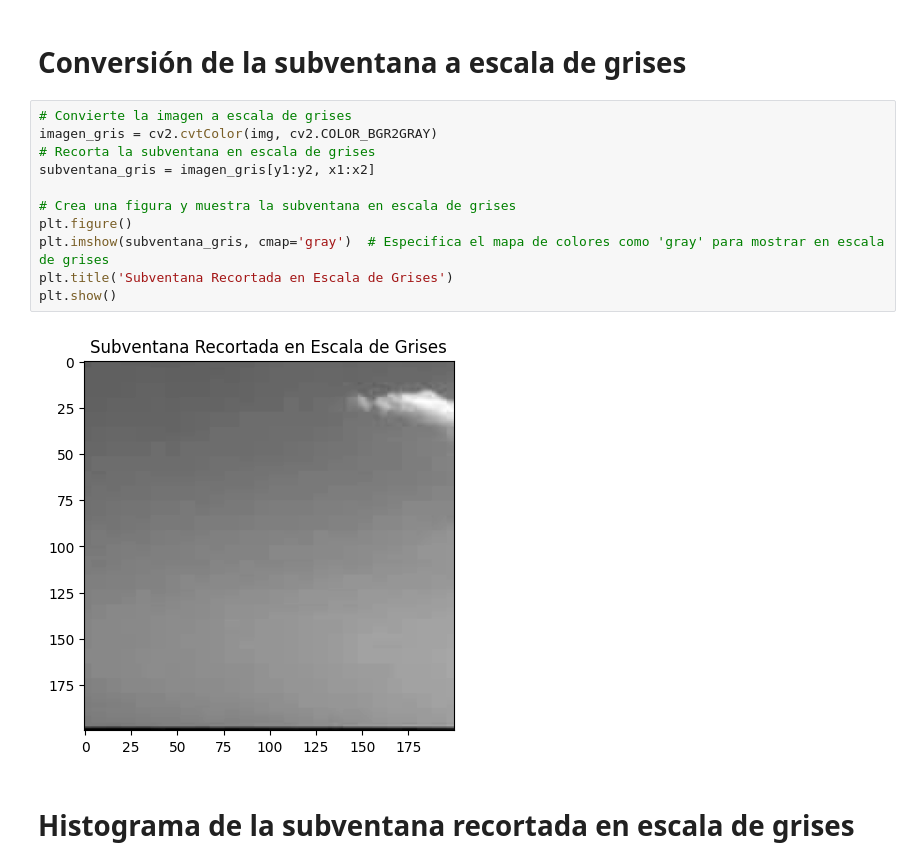
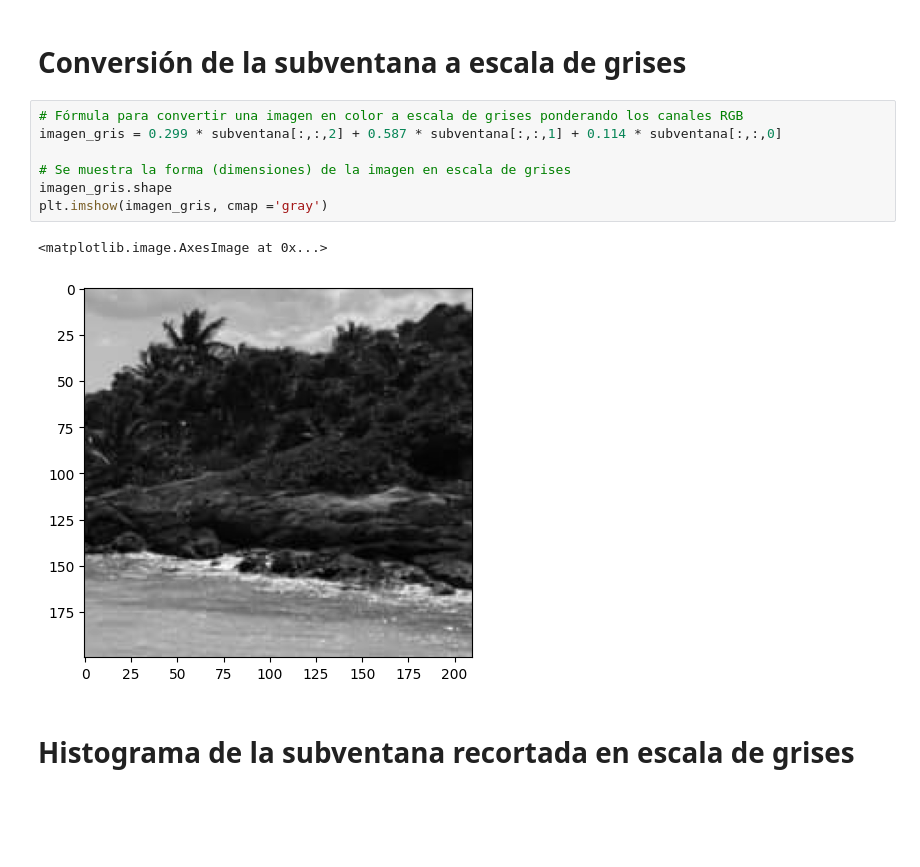
Before and after one commit to AranzaMich/Pr-ctica-1.2-An-lisis-Inicial-Imagen-Digital-, a Jupyter notebook: vision-1.ipynb, the cells around one changed output. Drawn from its saved outputs; the diff is of its cells as text; blank space fills up the shorter version.

```diff
--- a/vision-1.ipynb
+++ b/vision-1.ipynb
@@ -59,18 +59,15 @@ plt.show()
 # %% [markdown]
 # Conversión de la subventana a escala de grises
-# %%
-# Convierte la imagen a escala de grises
-imagen_gris = cv2.cvtColor(img, cv2.COLOR_BGR2GRAY)
-# Recorta la subventana en escala de grises
-subventana_gris = imagen_gris[y1:y2, x1:x2]
-
-# Crea una figura y muestra la subventana en escala de grises
-plt.figure()
-plt.imshow(subventana_gris, cmap='gray')  # Especifica el mapa de colores como 'gray' para mostrar en escala de grises
-plt.title('Subventana Recortada en Escala de Grises')
-plt.show()
-# %% [output]
-[figure, removed]
+# %%
+# Fórmula para convertir una imagen en color a escala de grises ponderando los canales RGB
+imagen_gris = 0.299 * subventana[:,:,2] + 0.587 * subventana[:,:,1] + 0.114 * subventana[:,:,0]
+
+# Se muestra la forma (dimensiones) de la imagen en escala de grises
+imagen_gris.shape
+plt.imshow(imagen_gris, cmap ='gray')
+# %% [output]
+<matplotlib.image.AxesImage at 0x...>
+[figure, added]
 # %% [markdown]
 # Histograma de la subventana recortada en escala de grises
 # %%
```
Also changed, not shown: parts of 1 cell of this notebook.
